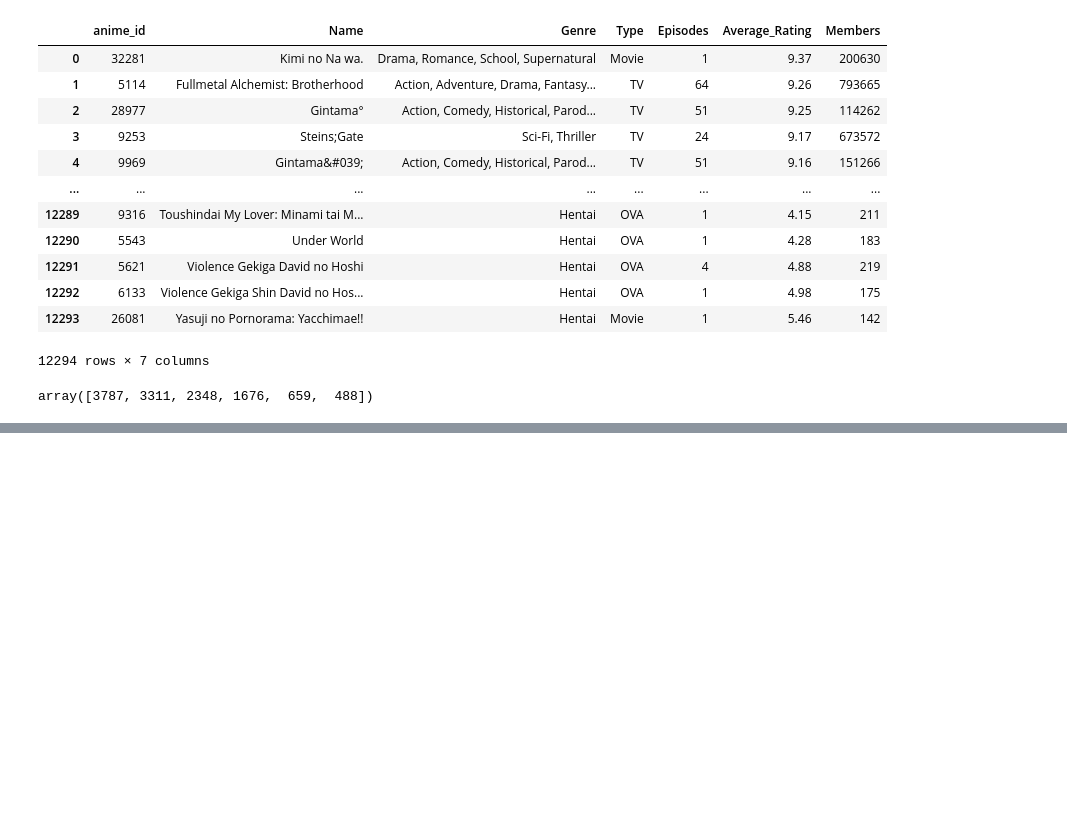
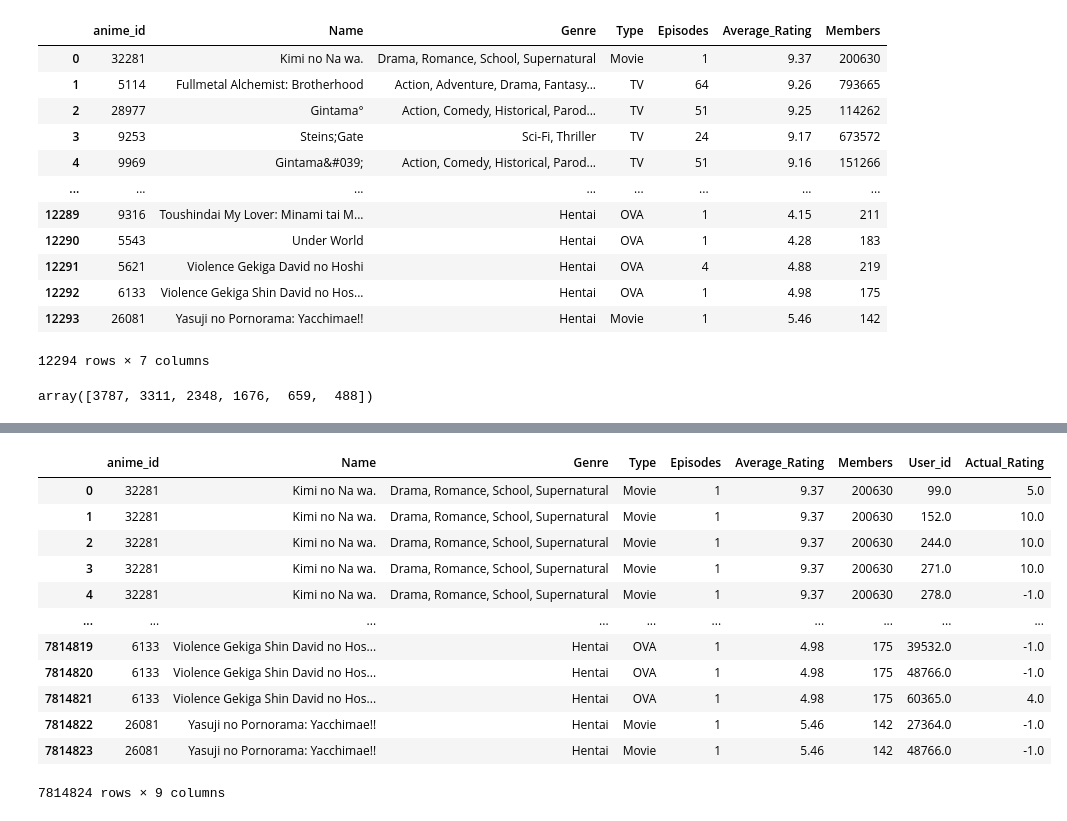
Before and after one commit to hargurjeet/Recommedation-Systems, a Jupyter notebook: Anime_Recommendation_Item_Based_CosineSimilarity.ipynb, the cells around one changed output, grey strips where cells are left out. Saved outputs shown, nothing was run; the diff lists cells and outputs as text; code cells hidden in the pictures; blank space fills up the shorter version.

```diff
--- a/Anime_Recommendation_Item_Based_CosineSimilarity.ipynb
+++ b/Anime_Recommendation_Item_Based_CosineSimilarity.ipynb
@@ -314,0 +347,16 @@ fig.show()
+# %%
+full_data
+# %% [output]
+|  | anime_id | Name | Genre | Type | Episodes | Average_Rating | Members | User_id | Actual_Rating |
+| 0 | 32281 | Kimi no Na wa. | Drama, Romance, School, Supernatural | Movie | 1 | 9.37 | 200630 | 99.0 | 5.0 |
+| 1 | 32281 | Kimi no Na wa. | Drama, Romance, School, Supernatural | Movie | 1 | 9.37 | 200630 | 152.0 | 10.0 |
+| 2 | 32281 | Kimi no Na wa. | Drama, Romance, School, Supernatural | Movie | 1 | 9.37 | 200630 | 244.0 | 10.0 |
+| 3 | 32281 | Kimi no Na wa. | Drama, Romance, School, Supernatural | Movie | 1 | 9.37 | 200630 | 271.0 | 10.0 |
+| 4 | 32281 | Kimi no Na wa. | Drama, Romance, School, Supernatural | Movie | 1 | 9.37 | 200630 | 278.0 | -1.0 |
+| ... | ... | ... | ... | ... | ... | ... | ... | ... | ... |
+| 7814819 | 6133 | Violence Gekiga Shin David no Hos... | Hentai | OVA | 1 | 4.98 | 175 | 39532.0 | -1.0 |
+| 7814820 | 6133 | Violence Gekiga Shin David no Hos... | Hentai | OVA | 1 | 4.98 | 175 | 48766.0 | -1.0 |
+| 7814821 | 6133 | Violence Gekiga Shin David no Hos... | Hentai | OVA | 1 | 4.98 | 175 | 60365.0 | 4.0 |
+| 7814822 | 26081 | Yasuji no Pornorama: Yacchimae!! | Hentai | Movie | 1 | 5.46 | 142 | 27364.0 | -1.0 |
+| 7814823 | 26081 | Yasuji no Pornorama: Yacchimae!! | Hentai | Movie | 1 | 5.46 | 142 | 48766.0 | -1.0 |
+7814824 rows × 9 columns
```
Also changed, not shown: parts of 3 cells of this notebook.
